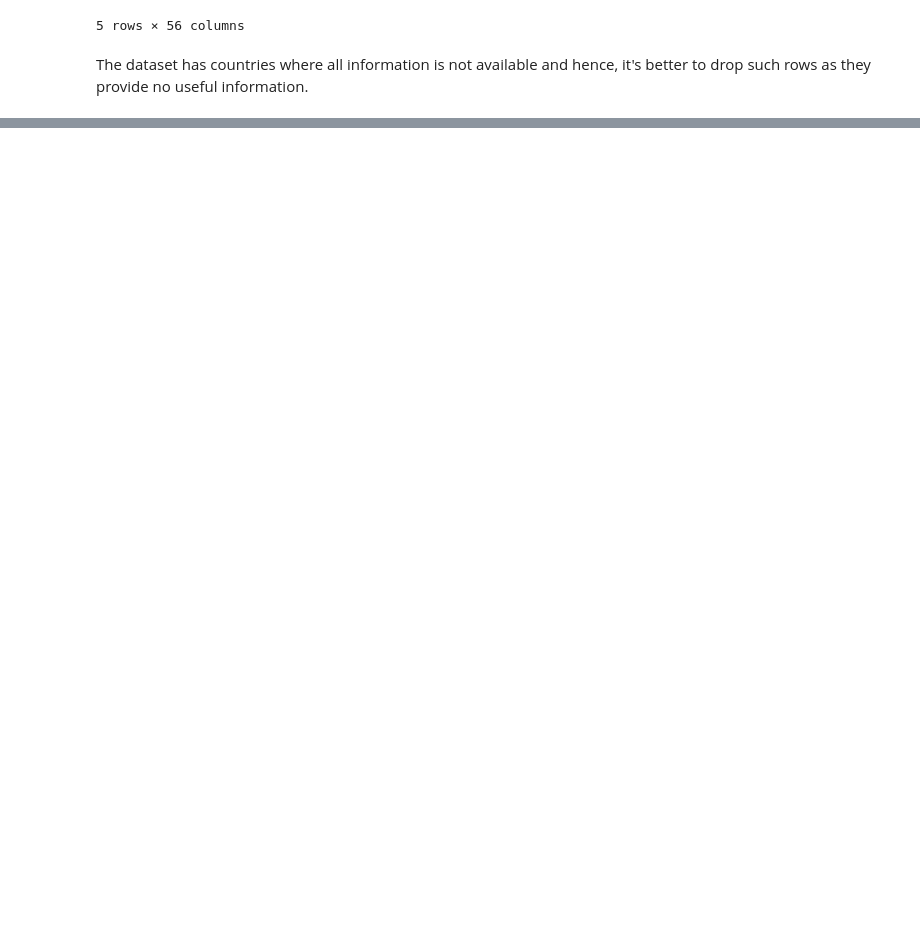
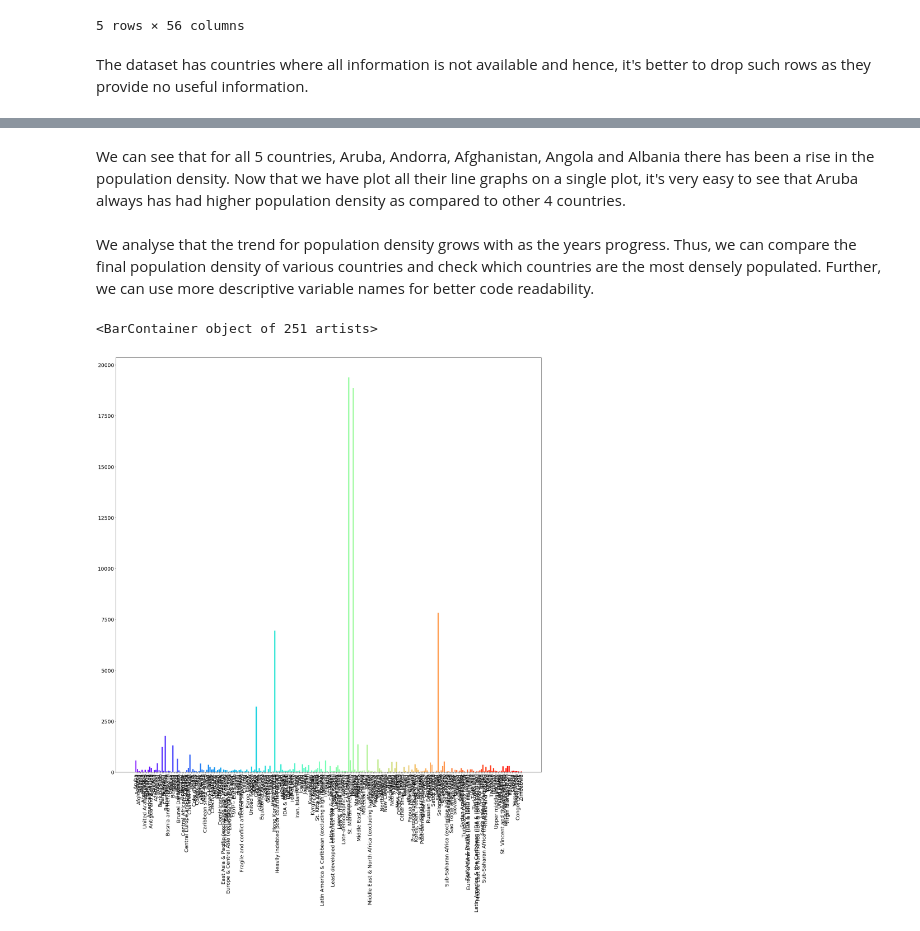
Before and after one commit to kb22/Visualization-using-Matplotlib, a Jupyter notebook: Visualization using Matplotlib.ipynb, the cells around one changed output, grey strips where cells are left out. Saved outputs shown, nothing was run; the diff lists cells and outputs as text; code cells hidden in the pictures; blank space fills up the shorter version.

```diff
--- a/Visualization using Matplotlib.ipynb
+++ b/Visualization using Matplotlib.ipynb
@@ -53,0 +121,13 @@ dtype: int64
+# %% [markdown]
+We can see that for all 5 countries, Aruba, Andorra, Afghanistan, Angola and Albania there has been a rise in the population density. Now that we have plot all their line graphs on a single plot, it's very easy to see that Aruba always has had higher population density as compared to other 4 countries.
+# %% [markdown]
+We analyse that the trend for population density grows with as the years progress. Thus, we can compare the final population density of various countries and check which countries are the most densely populated.
+Further, we can use more descriptive variable names for better code readability.
+# %%
+countries = dataset['Country Name']
+populationDensity2015 = dataset['2015']
+plt.xticks(rotation = '90')
+plt.bar(countries, populationDensity2015, color = cm.rainbow(np.linspace(0, 1, len(countries))))
+# %% [output]
+<BarContainer object of 251 artists>
+[figure, added]
```
Also changed, not shown: parts of 11 cells of this notebook.
